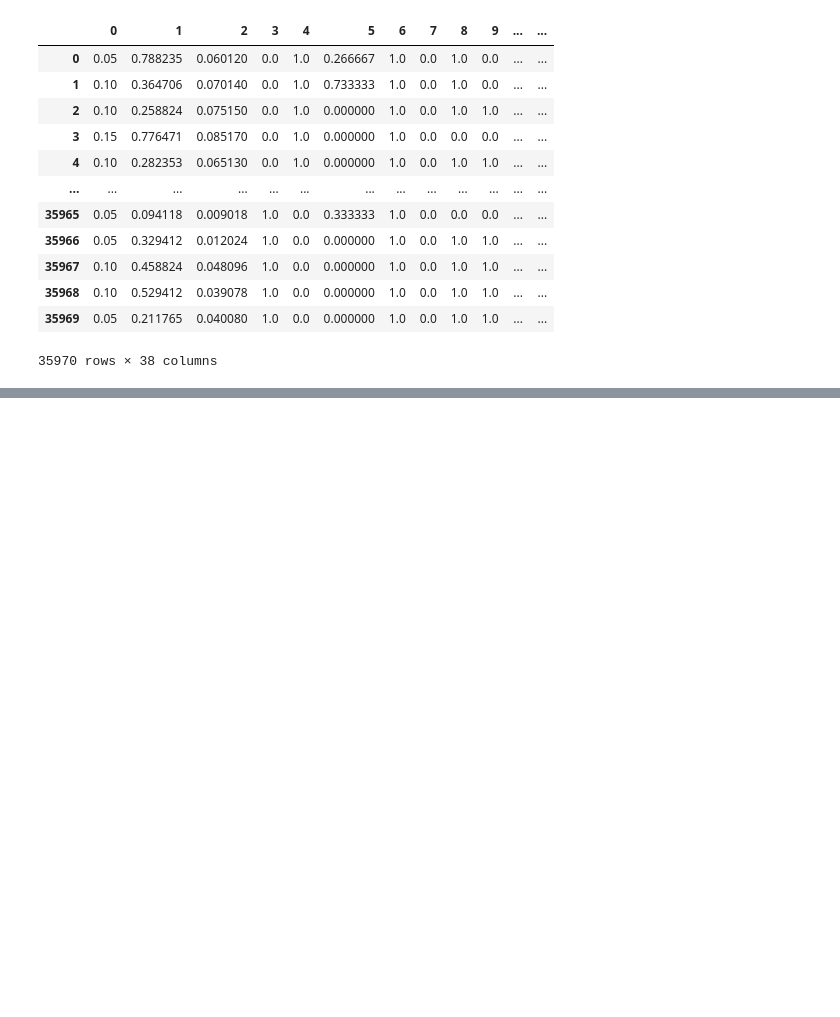
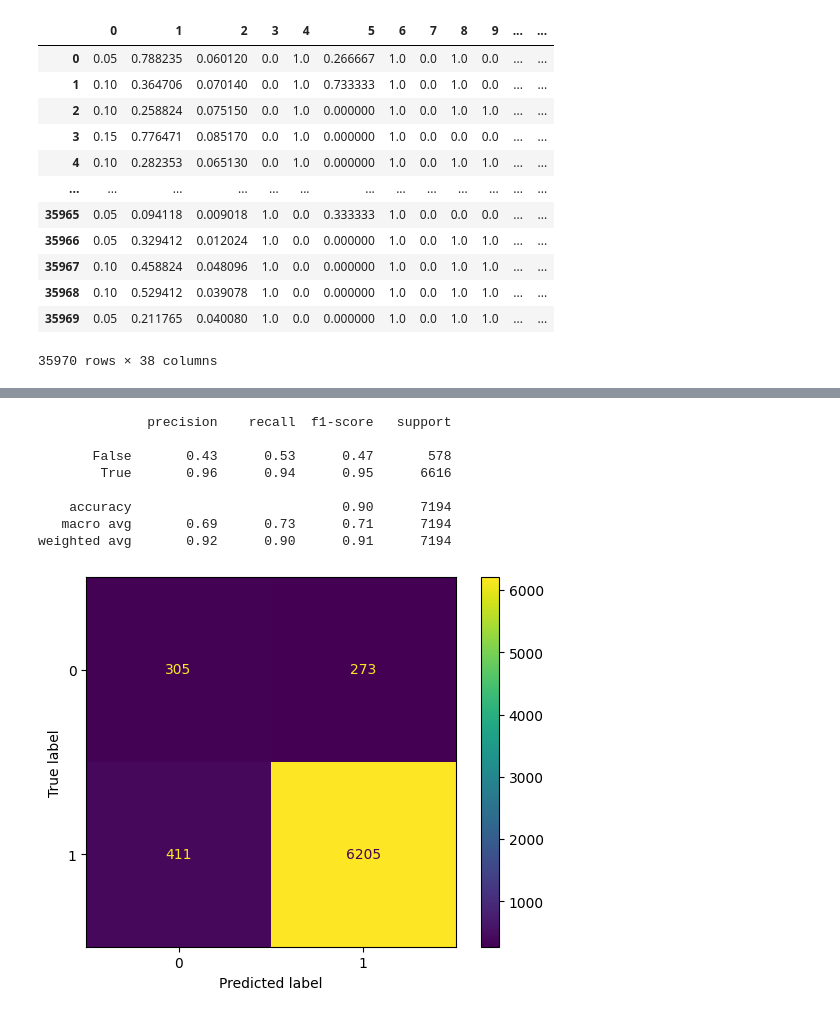
Before and after one commit to caesariodito/comp-gammafest, a Jupyter notebook: comp/day3/xgboost_custom_threshold.ipynb, the cells around one changed output, grey strips where cells are left out. Drawn from its saved outputs; the diff is of its cells as text; code cells hidden in the pictures; blank space fills up the shorter version.

```diff
--- a/comp/day3/xgboost_custom_threshold.ipynb
+++ b/comp/day3/xgboost_custom_threshold.ipynb
@@ -131,0 +435,23 @@ Error:
+# %%
+import matplotlib.pyplot as plt
+from sklearn.metrics import ConfusionMatrixDisplay
+from sklearn.metrics import confusion_matrix
+
+p_manual = grid.best_estimator_.predict_proba(X_val)[:, 1] > 0.6
+
+print(classification_report(p_manual, y_val))
+cm = confusion_matrix(p_manual, y_val)
+
+disp = ConfusionMatrixDisplay(confusion_matrix=cm)
+disp.plot()
+plt.show()
+# %% [output]
+              precision    recall  f1-score   support
+
+       False       0.43      0.53      0.47       578
+        True       0.96      0.94      0.95      6616
+
+    accuracy                           0.90      7194
+   macro avg       0.69      0.73      0.71      7194
+weighted avg       0.92      0.90      0.91      7194
+[figure, added]
```
Also changed, not shown: parts of 20 cells of this notebook, 6 other files.
